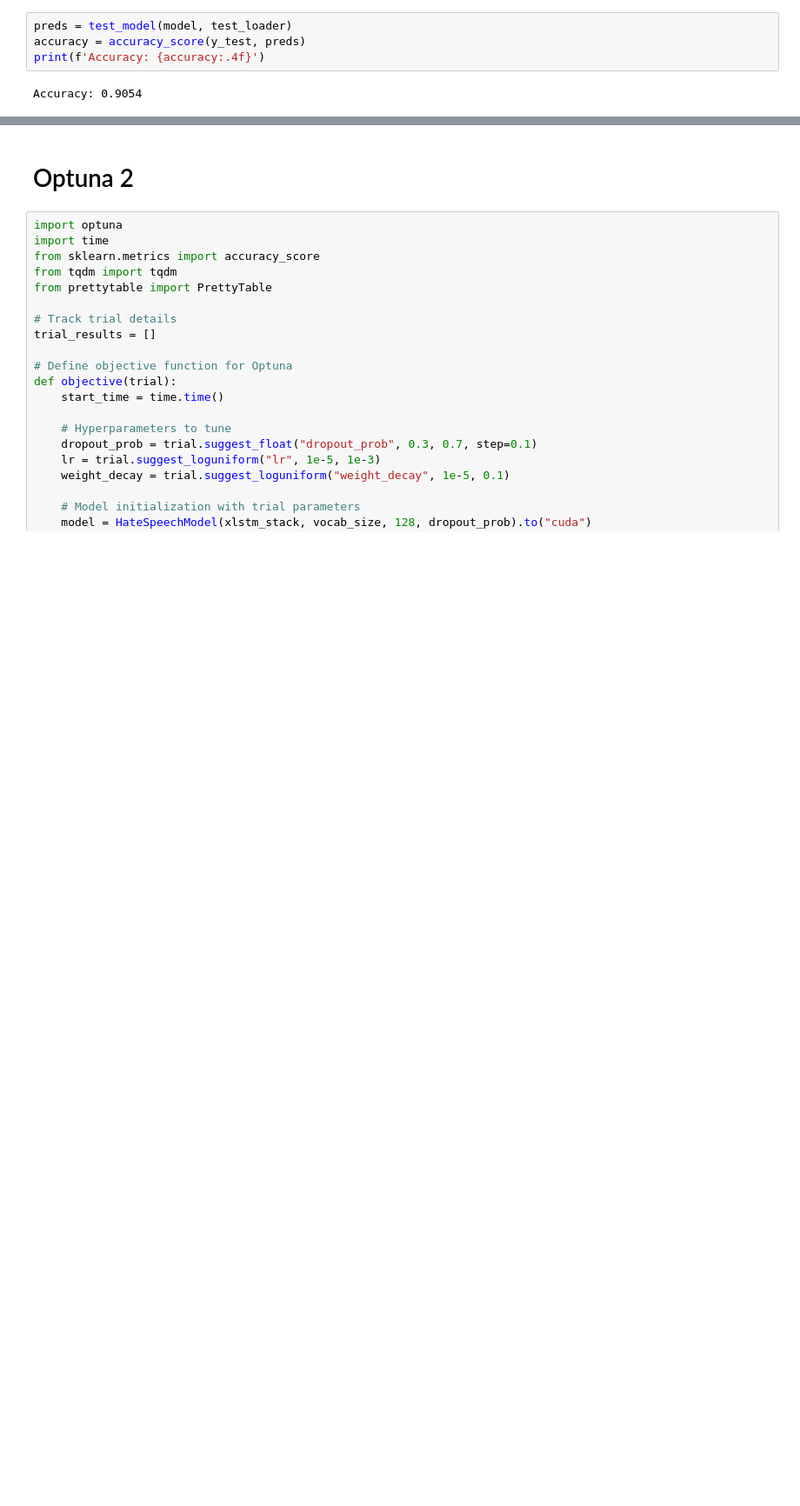
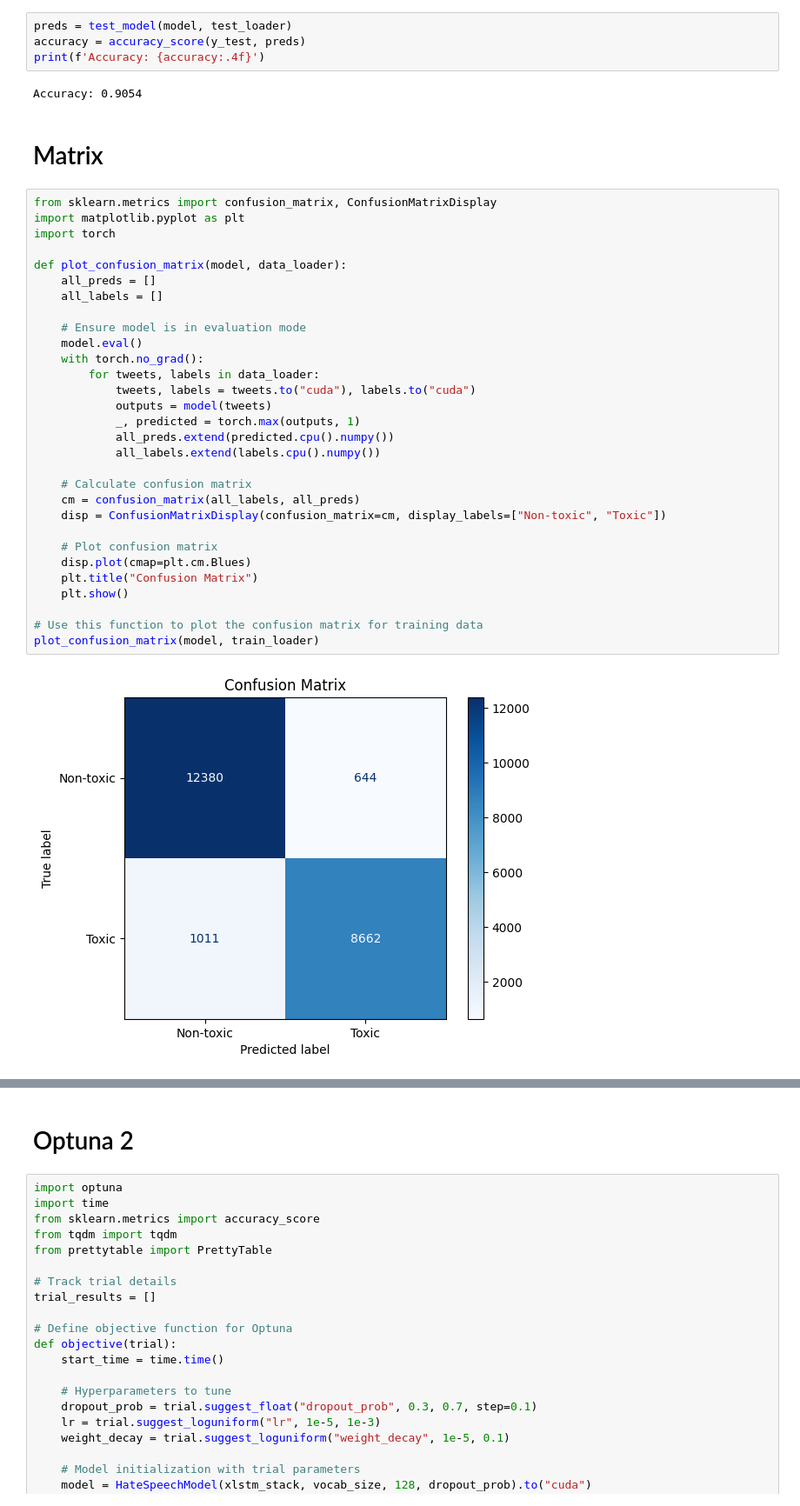
Before and after one commit to cotyhoroshko/lstm-work, a Jupyter notebook: notebooks/exps.ipynb, the cells around one changed output, grey strips where cells are left out. Shown at 87% size. Cells and saved outputs as stored; diff of their text form; blank space fills up the shorter version.

```diff
--- a/notebooks/exps.ipynb
+++ b/notebooks/exps.ipynb
@@ -594,3 +594,37 @@ accuracy = accuracy_score(y_test, preds)
 print(f'Accuracy: {accuracy:.4f}')
 # %% [output]
 Accuracy: 0.9054
+# %% [markdown]
+# Matrix
+# %%
+from sklearn.metrics import confusion_matrix, ConfusionMatrixDisplay
+import matplotlib.pyplot as plt
+import torch
+
+def plot_confusion_matrix(model, data_loader):
+    all_preds = []
+    all_labels = []
+
+    # Ensure model is in evaluation mode
+    model.eval()
+    with torch.no_grad():
+        for tweets, labels in data_loader:
+            tweets, labels = tweets.to("cuda"), labels.to("cuda")
+            outputs = model(tweets)
+            _, predicted = torch.max(outputs, 1)
+            all_preds.extend(predicted.cpu().numpy())
+            all_labels.extend(labels.cpu().numpy())
+
+    # Calculate confusion matrix
+    cm = confusion_matrix(all_labels, all_preds)
+    disp = ConfusionMatrixDisplay(confusion_matrix=cm, display_labels=["Non-toxic", "Toxic"])
+
+    # Plot confusion matrix
+    disp.plot(cmap=plt.cm.Blues)
+    plt.title("Confusion Matrix")
+    plt.show()
+
+# Use this function to plot the confusion matrix for training data
+plot_confusion_matrix(model, train_loader)
+# %% [output]
+[figure, added]
```
Also changed, not shown: parts of 9 cells of this notebook.
